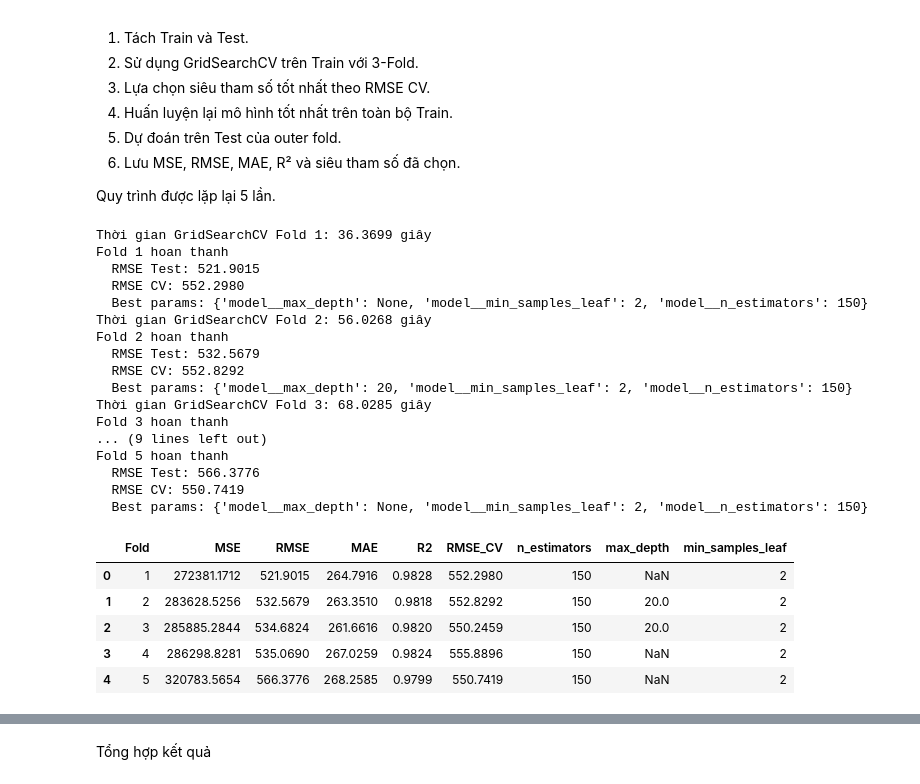
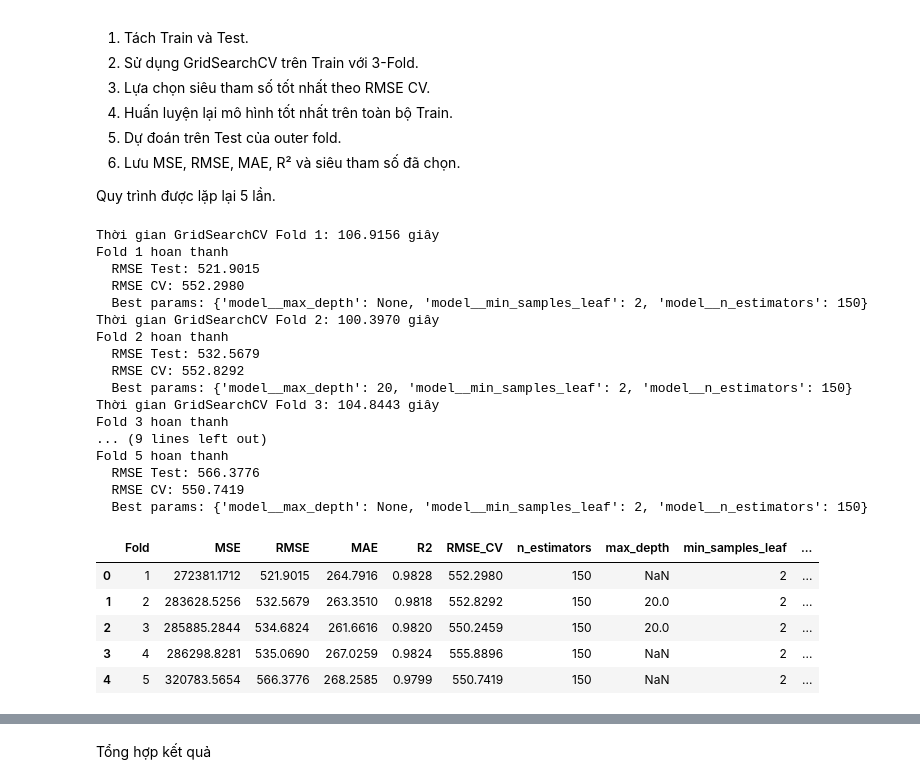
Before and after one commit to futhyganka/DiamondPrediction, a Jupyter notebook: experiments/random_forest/3_RandomForest_Kfold.ipynb, the cells around one changed output, grey strips where cells are left out. Cells and saved outputs as stored; diff of their text form; code cells hidden in the pictures.

```diff
--- a/experiments/random_forest/3_RandomForest_Kfold.ipynb
+++ b/experiments/random_forest/3_RandomForest_Kfold.ipynb
@@ -397,6 +397,14 @@ for fold, (train_idx, test_idx) in enumerate(
     # Lay mo hinh tot nhat da duoc huan luyen
     best_model = grid_search.best_estimator_
 
+    # Du doan tren Train cua outer fold
+    y_train_pred = best_model.predict(X_train)
+
+    mse_train = mean_squared_error(y_train, y_train_pred)
+    mae_train = mean_absolute_error(y_train, y_train_pred)
+    rmse_train = np.sqrt(mse_train)
+    r2_train = r2_score(y_train, y_train_pred)
+
     # Du doan tren Test cua outer fold
     y_pred = best_model.predict(X_test)
 
@@ -428,44 +436,56 @@ for fold, (train_idx, test_idx) in enumerate(
         "min_samples_leaf": best_params["model__min_samples_leaf"]
     })
 
+    # Bo sung Train metrics va so mau
+    results[-1].update({
+        "Train_samples": len(y_train),
+        "Test_samples": len(y_test),
+        "MAE_Train": mae_train,
+        "MSE_Train": mse_train,
+        "RMSE_Train": rmse_train,
+        "R2_Train": r2_train,
+        "Time_seconds": fit_time
+    })
+
+
     # In thong bao hoan thanh fold
     print(f"Fold {fold} hoan thanh")
 
     # In RMSE tren outer Test
     print(f"  RMSE Test: {rmse:.4f}")
 
     # In RMSE trung binh inner CV
     print(f"  RMSE CV: {-grid_search.best_score_:.4f}")
 
     # In sieu tham so tot nhat
     print(f"  Best params: {best_params}")
 
 # Chuyen danh sach ket qua thanh DataFrame
 results_df = pd.DataFrame(results)
 
 # Hien thi ket qua cua 5 outer fold
 display(results_df.round(4))
 # %% [output]
-Thời gian GridSearchCV Fold 1: 36.3699 giây
+Thời gian GridSearchCV Fold 1: 106.9156 giây
 Fold 1 hoan thanh
   RMSE Test: 521.9015
   RMSE CV: 552.2980
   Best params: {'model__max_depth': None, 'model__min_samples_leaf': 2, 'model__n_estimators': 150}
-Thời gian GridSearchCV Fold 2: 56.0268 giây
+Thời gian GridSearchCV Fold 2: 100.3970 giây
 Fold 2 hoan thanh
   RMSE Test: 532.5679
   RMSE CV: 552.8292
   Best params: {'model__max_depth': 20, 'model__min_samples_leaf': 2, 'model__n_estimators': 150}
-Thời gian GridSearchCV Fold 3: 68.0285 giây
+Thời gian GridSearchCV Fold 3: 104.8443 giây
 Fold 3 hoan thanh
 ... (9 lines left out)
 Fold 5 hoan thanh
   RMSE Test: 566.3776
   RMSE CV: 550.7419
   Best params: {'model__max_depth': None, 'model__min_samples_leaf': 2, 'model__n_estimators': 150}
-|  | Fold | MSE | RMSE | MAE | R2 | RMSE_CV | n_estimators | max_depth | min_samples_leaf |
-| 0 | 1 | 272381.1712 | 521.9015 | 264.7916 | 0.9828 | 552.2980 | 150 | NaN | 2 |
-| 1 | 2 | 283628.5256 | 532.5679 | 263.3510 | 0.9818 | 552.8292 | 150 | 20.0 | 2 |
-| 2 | 3 | 285885.2844 | 534.6824 | 261.6616 | 0.9820 | 550.2459 | 150 | 20.0 | 2 |
-| 3 | 4 | 286298.8281 | 535.0690 | 267.0259 | 0.9824 | 555.8896 | 150 | NaN | 2 |
-| 4 | 5 | 320783.5654 | 566.3776 | 268.2585 | 0.9799 | 550.7419 | 150 | NaN | 2 |
+|  | Fold | MSE | RMSE | MAE | R2 | RMSE_CV | n_estimators | max_depth | min_samples_leaf | ... |
+| 0 | 1 | 272381.1712 | 521.9015 | 264.7916 | 0.9828 | 552.2980 | 150 | NaN | 2 | ... |
+| 1 | 2 | 283628.5256 | 532.5679 | 263.3510 | 0.9818 | 552.8292 | 150 | 20.0 | 2 | ... |
+| 2 | 3 | 285885.2844 | 534.6824 | 261.6616 | 0.9820 | 550.2459 | 150 | 20.0 | 2 | ... |
+| 3 | 4 | 286298.8281 | 535.0690 | 267.0259 | 0.9824 | 555.8896 | 150 | NaN | 2 | ... |
+| 4 | 5 | 320783.5654 | 566.3776 | 268.2585 | 0.9799 | 550.7419 | 150 | NaN | 2 | ... |
```
Also changed, not shown: parts of 2 cells of this notebook, 8 other files.
